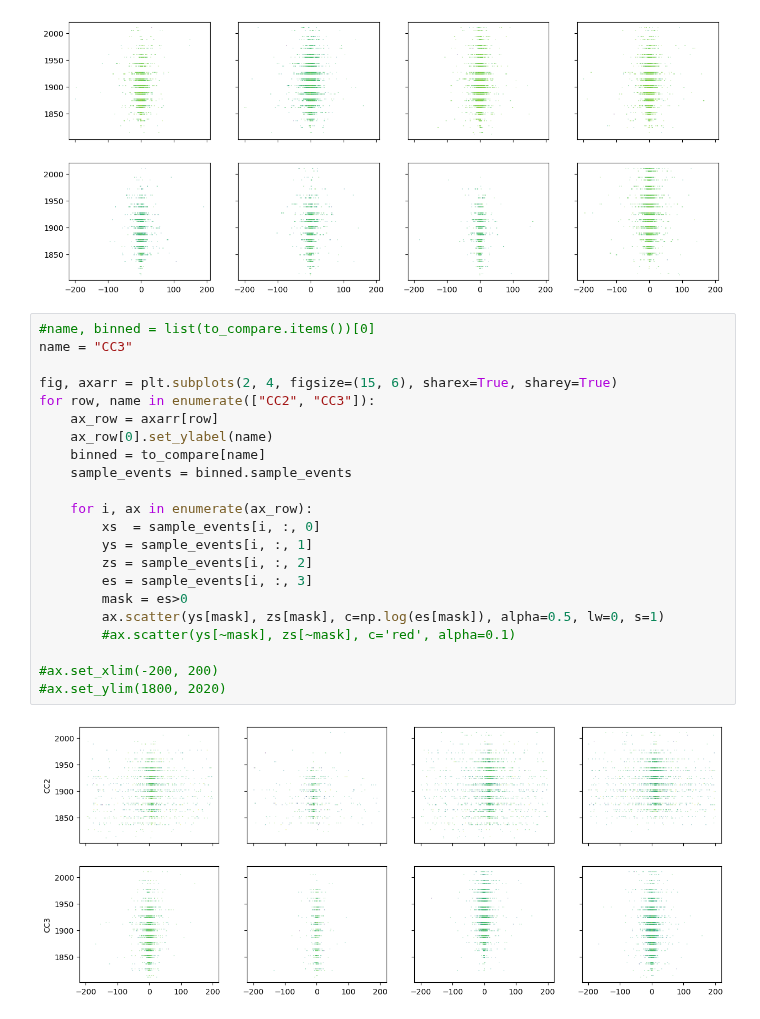
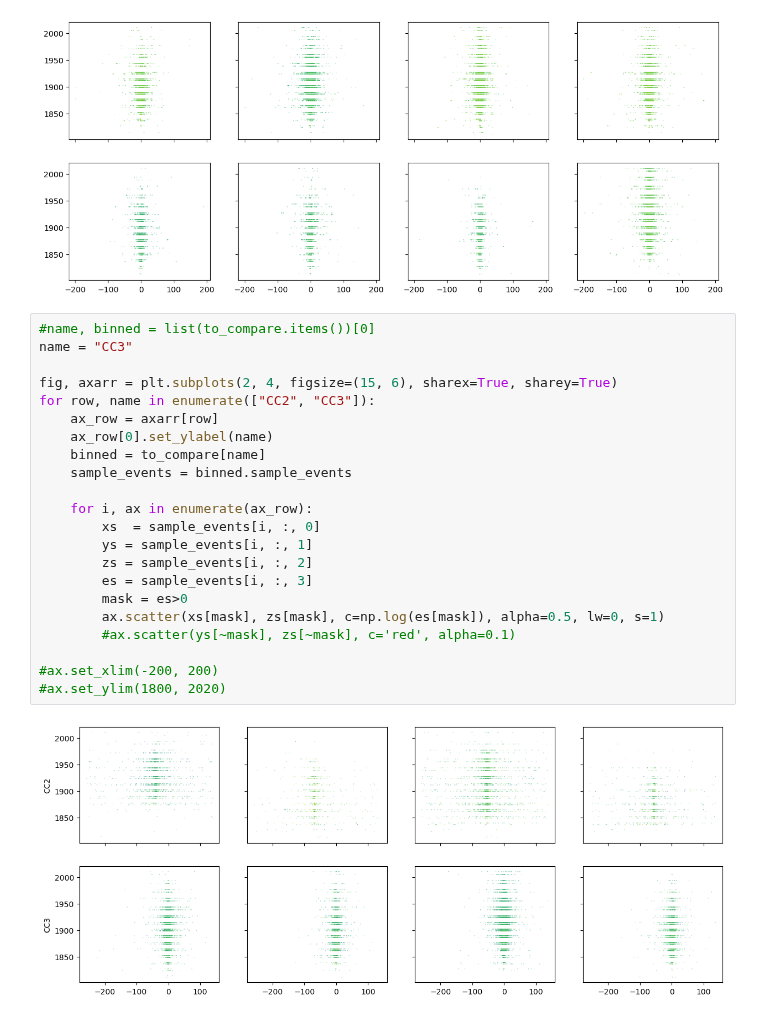
Before and after one commit to FLC-QU-hep/CaloClouds-3, a Jupyter notebook: scripts/plotting/standard_metrics_investigate.ipynb, the cells around one changed output. Drawn from its saved outputs; the diff is of its cells as text.

```diff
--- a/scripts/plotting/standard_metrics_investigate.ipynb
+++ b/scripts/plotting/standard_metrics_investigate.ipynb
@@ -169,27 +169,27 @@ for i, ax in enumerate(axarr.flatten()):
 # %%
 #name, binned = list(to_compare.items())[0]
 name = "CC3"
 
 fig, axarr = plt.subplots(2, 4, figsize=(15, 6), sharex=True, sharey=True)
 for row, name in enumerate(["CC2", "CC3"]):
     ax_row = axarr[row]
     ax_row[0].set_ylabel(name)
     binned = to_compare[name]
     sample_events = binned.sample_events
 
     for i, ax in enumerate(ax_row):
         xs  = sample_events[i, :, 0]
         ys = sample_events[i, :, 1]
         zs = sample_events[i, :, 2]
         es = sample_events[i, :, 3]
         mask = es>0
-        ax.scatter(ys[mask], zs[mask], c=np.log(es[mask]), alpha=0.5, lw=0, s=1)
+        ax.scatter(xs[mask], zs[mask], c=np.log(es[mask]), alpha=0.5, lw=0, s=1)
         #ax.scatter(ys[~mask], zs[~mask], c='red', alpha=0.1)
 
 #ax.set_xlim(-200, 200)
 #ax.set_ylim(1800, 2020)
 # %% [output]
-[figure, old version]
+[figure, new version]
 # %%
 hist_idx_order = [0, 10, 7, 1, 11, 9, 2, 4, 8, 3, 5, 6]
 
```
Also changed, not shown: parts of 2 cells of this notebook, 11 other files.
